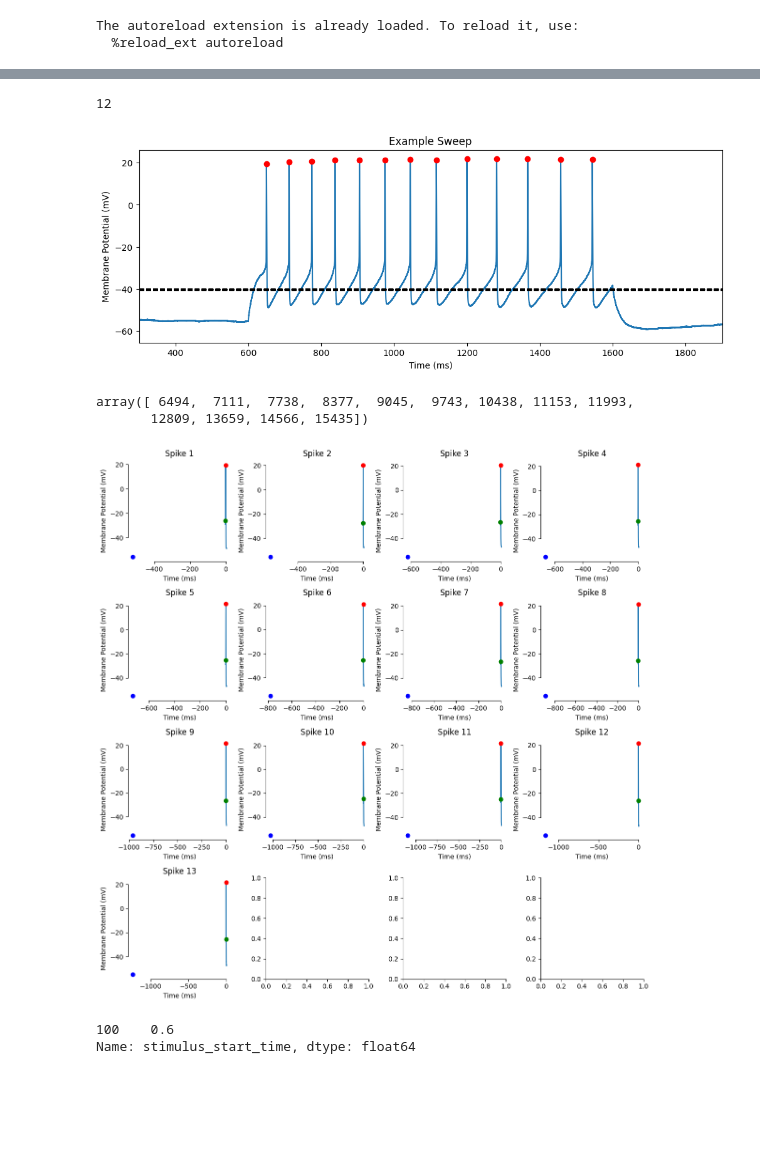
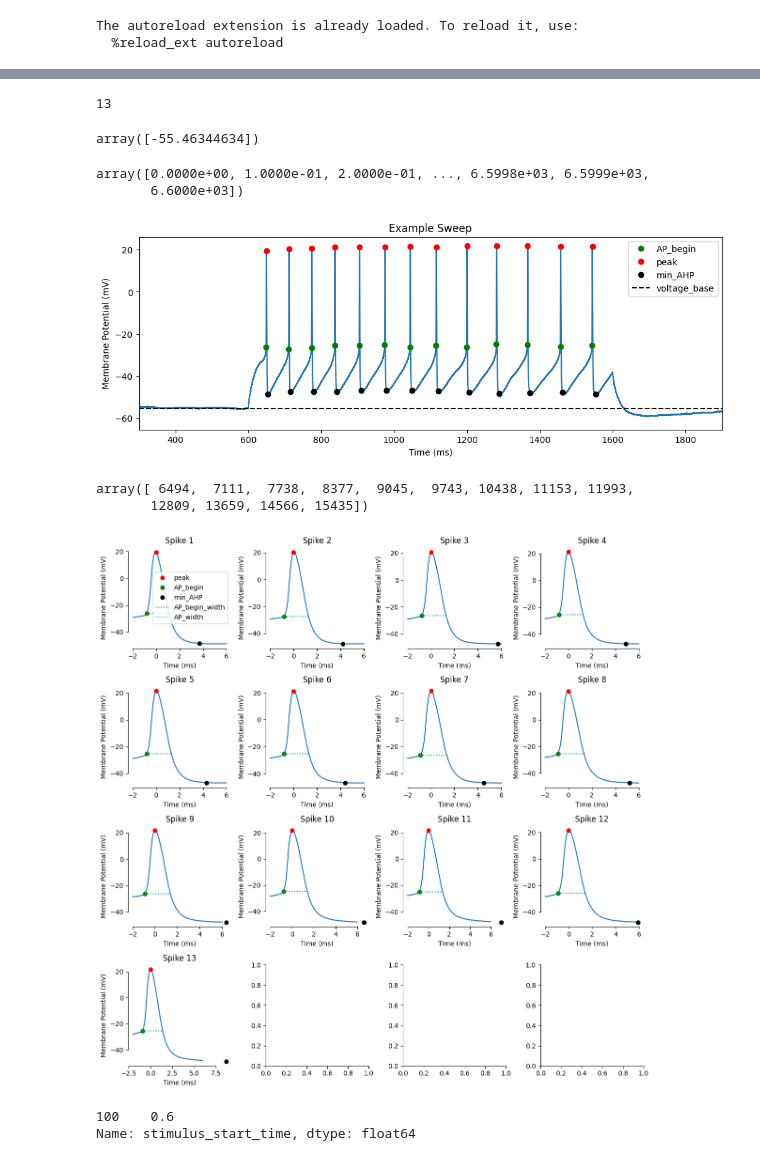
Before and after one commit to AllenNeuralDynamics/LCNE-patchseq-analysis, a Jupyter notebook: notebook/efel.ipynb, the cells around one changed output, grey strips where cells are left out. Drawn from its saved outputs; the diff is of its cells as text; code cells hidden in the pictures; blank space fills up the shorter version.

Commit message:
refactor: update efel notebook with new feature visualizations and code improvements

```diff
--- a/notebook/efel.ipynb
+++ b/notebook/efel.ipynb
@@ -52,7 +68,16 @@ inactivation_tc_end_skip: 10
 # %%
-len(df_features["depolarized_base"][0])
+len(df_features["min_AHP_indices"][0])
 # %% [output]
-12
+13
+# %%
+df_features["voltage_base"][0]
+# %% [output]
+array([-55.46344634])
+# %%
+df_features["time"][0]
+# %% [output]
+array([0.0000e+00, 1.0000e-01, 2.0000e-01, ..., 6.5998e+03, 6.5999e+03,
+       6.6000e+03])
 # %%
 from LCNE_patchseq_analysis.data_util.nwb import PatchSeqNWB
 
@@ -81,18 +106,28 @@ df_features = pd.DataFrame(efel.get_feature_values(traces, efel.get_feature_name
 # Plot the trace
 fig, ax = plt.subplots(figsize=(12,4))
 ax.plot(time, trace)
-ax.plot(df_features["peak_time"][0], df_features["peak_voltage"][0], "ro")
+ax.plot(df_features["AP_begin_time"][0],
+        df_features["AP_begin_voltage"][0], "go",
+        label="AP_begin")
+ax.plot(df_features["peak_time"][0], df_features["peak_voltage"][0], "ro",
+        label="peak")
+ax.plot([df_features["time"][0][ind] for ind in df_features["min_AHP_indices"][0]],
+         df_features["min_AHP_values"][0], "ko",
+         label="min_AHP")
 
-for i in range(df_features["spike_count"][0][0] - 1):
-    ax.axhline(df_features["depolarized_base"][0][i], color="k", linestyle="--")
+ax.axhline(df_features["voltage_base"][0], color="k", linestyle="--", label="voltage_base")
+
+# for i in range(df_features["spike_count"][0][0] - 1):
+#     ax.axhline(df_features["depolarized_base"][0][i], color="k", linestyle="--")
 
 ax.set_xlabel('Time (ms)')
 ax.set_ylabel('Membrane Potential (mV)')
 ax.set_title('Example Sweep')
 ax.set_xlim(start_time * 1000 - 300, end_time * 1000 + 300)
+ax.legend()
 plt.show()
 # %% [output]
-[figure, old version]
+[figure, new version]
 # %%
 features[0]["sag_amplitude"]
 # %%
@@ -104,41 +139,57 @@ array([ 6494,  7111,  7738,  8377,  9045,  9743, 10438, 11153, 11993,
 # Plot individual spikes overlaid with some features
 
 peak_times = df_features["peak_time"][0]
 n_spikes = len(peak_times)
 n_rows = int(np.floor(np.sqrt(n_spikes))) + 1
 n_cols = int(np.ceil(np.sqrt(n_spikes)))
 fig, axs = plt.subplots(n_rows, n_cols, figsize=(3 * n_cols, 3 * n_rows))
 
-window = [-2, 5]  # Time window around a spike
+window = [-2, 6]  # Time window around a spike
 
 for i, peak_time in enumerate(peak_times):
     ax = axs.flatten()[i]
 
     # Get the trace around the spike
     start_time = peak_time + window[0]
     end_time = peak_time + window[1]
     idx = np.where((time >= start_time) & (time <= end_time))[0]
     time_this = time[idx] - peak_time  # Center the time on the spike
     trace_this = trace[idx]
 
     # Plot the trace with some key features
     ax.plot(time_this, trace_this)
-    ax.plot(0, df_features["peak_voltage"][0][i], "ro")
-    ax.plot(df_features["AP_begin_time"][0][i] - peak_time,
-            df_features["AP_begin_voltage"][0][i], "go")
-    ax.plot(df_features["AP_rise_time"][0][i] - peak_time,
-            df_features["AP_end_indices"][0][i], "bo")
+    ax.plot(0, df_features["peak_voltage"][0][i], "ro",
+            label="peak")
 
+    t_begin = df_features["AP_begin_time"][0][i] - peak_time
+    v_begin = df_features["AP_begin_voltage"][0][i]
+    ax.plot(t_begin, v_begin, "go",
+            label="AP_begin")
+    ax.plot([df_features["time"][0][df_features["min_AHP_indices"][0][i]]] - peak_time,
+            df_features["min_AHP_values"][0][i], "ko",
+            label="min_AHP")
+
+    # AP_begin_width
+    ax.plot([t_begin, t_begin + df_features["AP_begin_width"][0][i]],
+            [v_begin, v_begin], "g:", label="AP_begin_width")
+
+    # TODO: AP_width
+    threshold =
+
+    # TODO: AP_width_between_threshold
+
+    # TODO: AP_duration_half_width
 
     # For 1D array or single subplot
     ax.set_xlabel('Time (ms)')
     ax.set_ylabel('Membrane Potential (mV)')
     ax.set_title(f'Spike {i+1}')
-
+    if i == 0:
+        ax.legend()
 fig.tight_layout()
 sns.despine(trim=True)
 # %% [output]
-[figure, old version]
+[figure, new version]
 # %%
 raw.df_sweeps.query("sweep_number == 129")["stimulus_start_time"]
 # %% [output]
```
Also changed, not shown: parts of 3 cells of this notebook.
